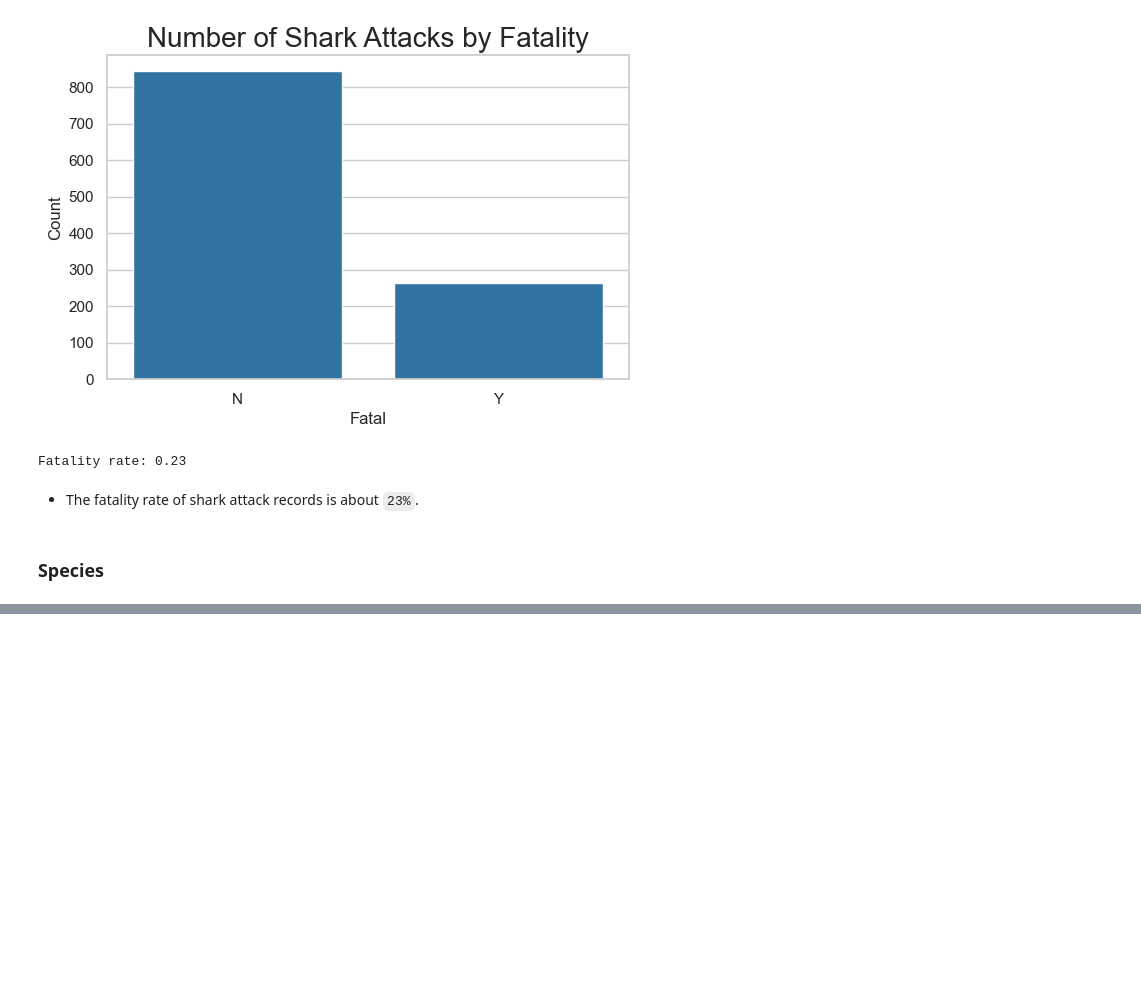
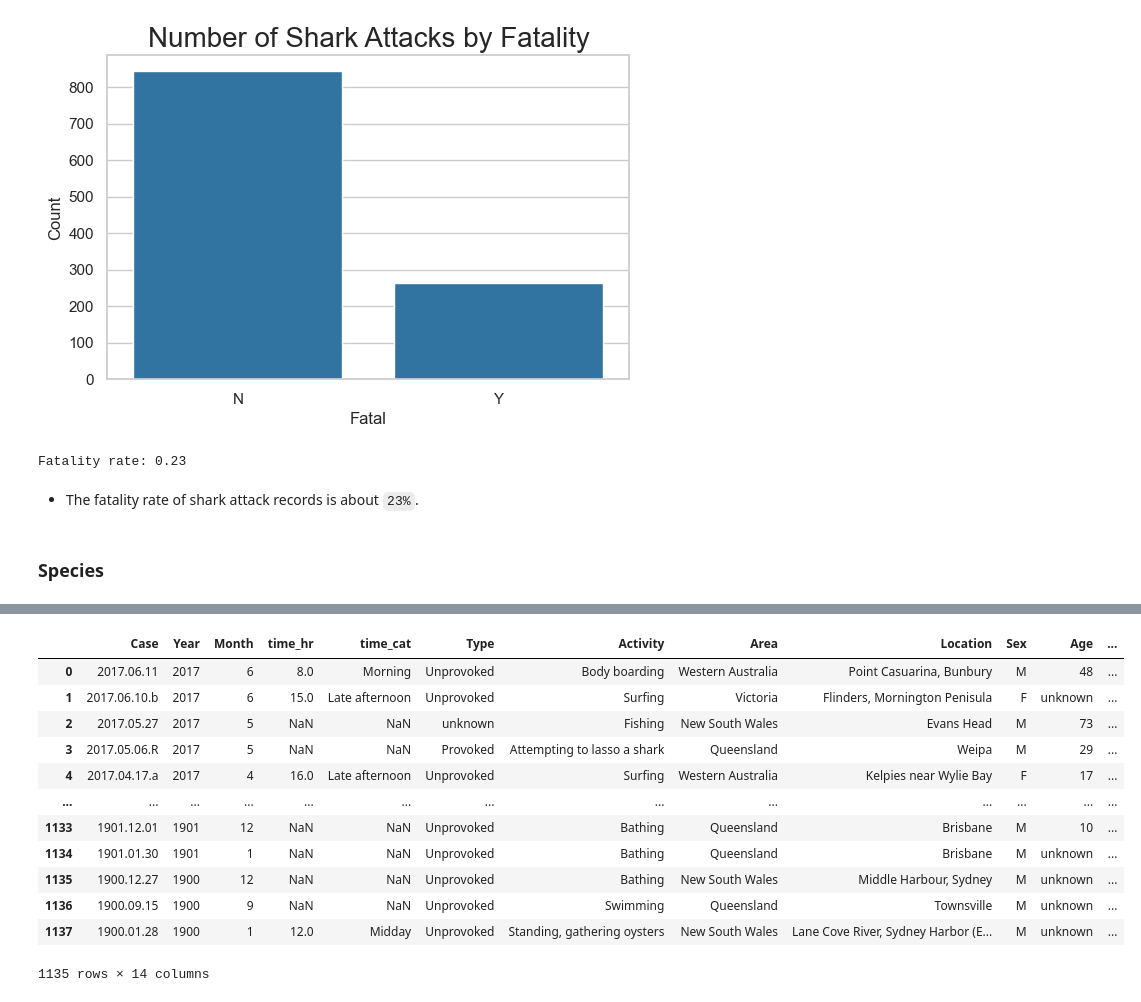
Before and after one commit to moscmh/shark, a Jupyter notebook: shark.ipynb, the cells around one changed output, grey strips where cells are left out. Cells and saved outputs as stored; diff of their text form; code cells hidden in the pictures; blank space fills up the shorter version.

```diff
--- a/shark.ipynb
+++ b/shark.ipynb
@@ -606,0 +677,16 @@ Fatality rate: 0.23
+# %%
+df
+# %% [output]
+|  | Case | Year | Month | time_hr | time_cat | Type | Activity | Area | Location | Sex | Age | ... |
+| 0 | 2017.06.11 | 2017 | 6 | 8.0 | Morning | Unprovoked | Body boarding | Western Australia | Point Casuarina, Bunbury | M | 48 | ... |
+| 1 | 2017.06.10.b | 2017 | 6 | 15.0 | Late afternoon | Unprovoked | Surfing | Victoria | Flinders, Mornington Penisula | F | unknown | ... |
+| 2 | 2017.05.27 | 2017 | 5 | NaN | NaN | unknown | Fishing | New South Wales | Evans Head | M | 73 | ... |
+| 3 | 2017.05.06.R | 2017 | 5 | NaN | NaN | Provoked | Attempting to lasso a shark | Queensland | Weipa | M | 29 | ... |
+| 4 | 2017.04.17.a | 2017 | 4 | 16.0 | Late afternoon | Unprovoked | Surfing | Western Australia | Kelpies near Wylie Bay | F | 17 | ... |
+| ... | ... | ... | ... | ... | ... | ... | ... | ... | ... | ... | ... | ... |
+| 1133 | 1901.12.01 | 1901 | 12 | NaN | NaN | Unprovoked | Bathing | Queensland | Brisbane | M | 10 | ... |
+| 1134 | 1901.01.30 | 1901 | 1 | NaN | NaN | Unprovoked | Bathing | Queensland | Brisbane | M | unknown | ... |
+| 1135 | 1900.12.27 | 1900 | 12 | NaN | NaN | Unprovoked | Bathing | New South Wales | Middle Harbour, Sydney | M | unknown | ... |
+| 1136 | 1900.09.15 | 1900 | 9 | NaN | NaN | Unprovoked | Swimming | Queensland | Townsville | M | unknown | ... |
+| 1137 | 1900.01.28 | 1900 | 1 | 12.0 | Midday | Unprovoked | Standing, gathering oysters | New South Wales | Lane Cove River, Sydney Harbor (E... | M | unknown | ... |
+1135 rows × 14 columns
```
Also changed, not shown: parts of 8 cells of this notebook, 2 other files.
